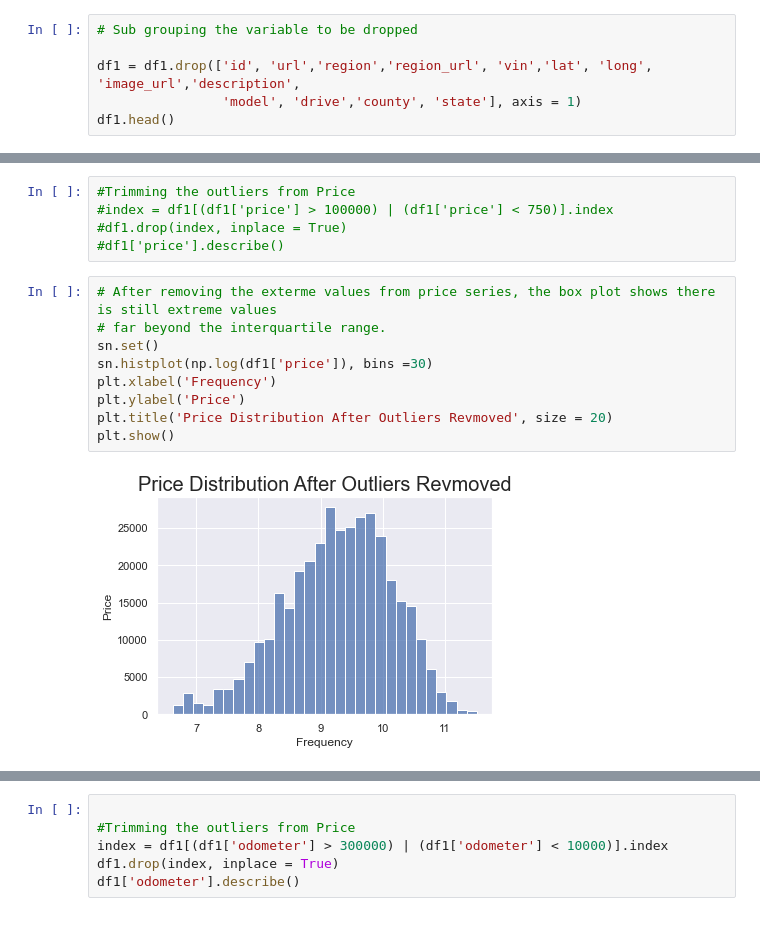
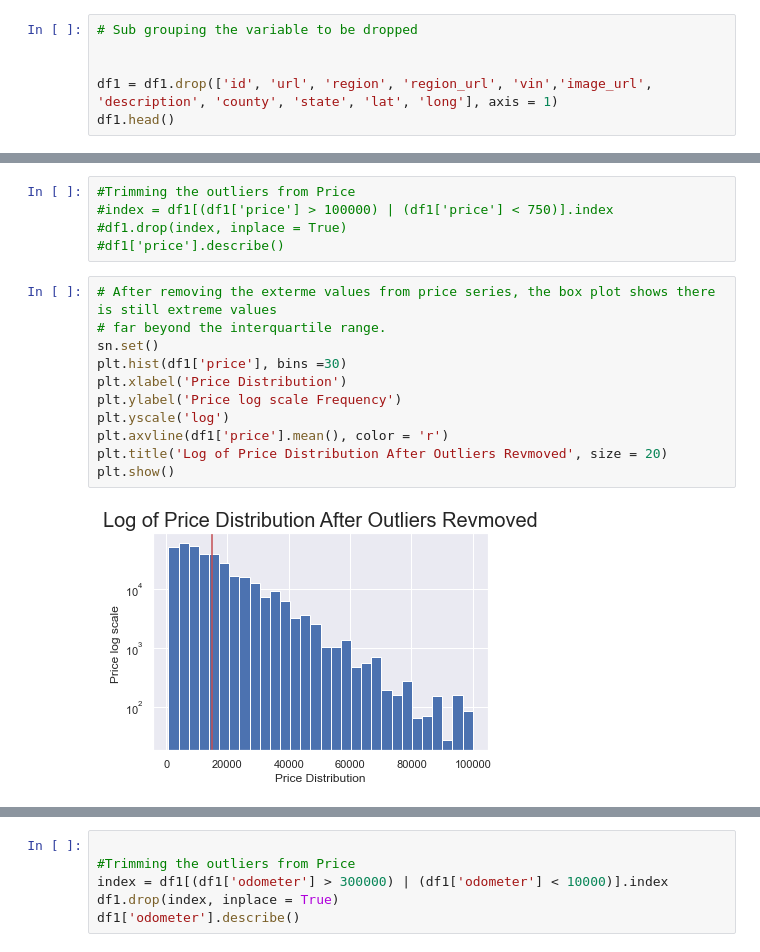
Before and after one commit to TemesgenGT/Springboard_5, a Jupyter notebook: CapStone_Two_Springboard.ipynb, the cells around one changed output, grey strips where cells are left out. Cells and saved outputs as stored; diff of their text form.

```diff
--- a/CapStone_Two_Springboard.ipynb
+++ b/CapStone_Two_Springboard.ipynb
@@ -90,7 +109,7 @@ Index(['id', 'url', 'region', 'region_url', 'price', 'year', 'manufacturer',
 # %%
 # Sub grouping the variable to be dropped
 
-df1 = df1.drop(['id', 'url','region','region_url', 'vin','lat', 'long', 'image_url','description',
-                'model', 'drive','county', 'state'], axis = 1)
+
+df1 = df1.drop(['id', 'url', 'region', 'region_url', 'vin','image_url', 'description', 'county', 'state', 'lat', 'long'], axis = 1)
 df1.head()
 # %% [output]
@@ -264,11 +289,13 @@ There are price values which has zero or below $750  value should be removed, fo
 # %%
 # After removing the exterme values from price series, the box plot shows there is still extreme values
 # far beyond the interquartile range.
 sn.set()
-sn.histplot(np.log(df1['price']), bins =30)
-plt.xlabel('Frequency')
-plt.ylabel('Price')
-plt.title('Price Distribution After Outliers Revmoved', size = 20)
+plt.hist(df1['price'], bins =30)
+plt.xlabel('Price Distribution')
+plt.ylabel('Price log scale Frequency')
+plt.yscale('log')
+plt.axvline(df1['price'].mean(), color = 'r')
+plt.title('Log of Price Distribution After Outliers Revmoved', size = 20)
 plt.show()
 # %% [output]
-[figure, old version]
+[figure, new version]
```
Also changed, not shown: parts of 111 cells of this notebook.
